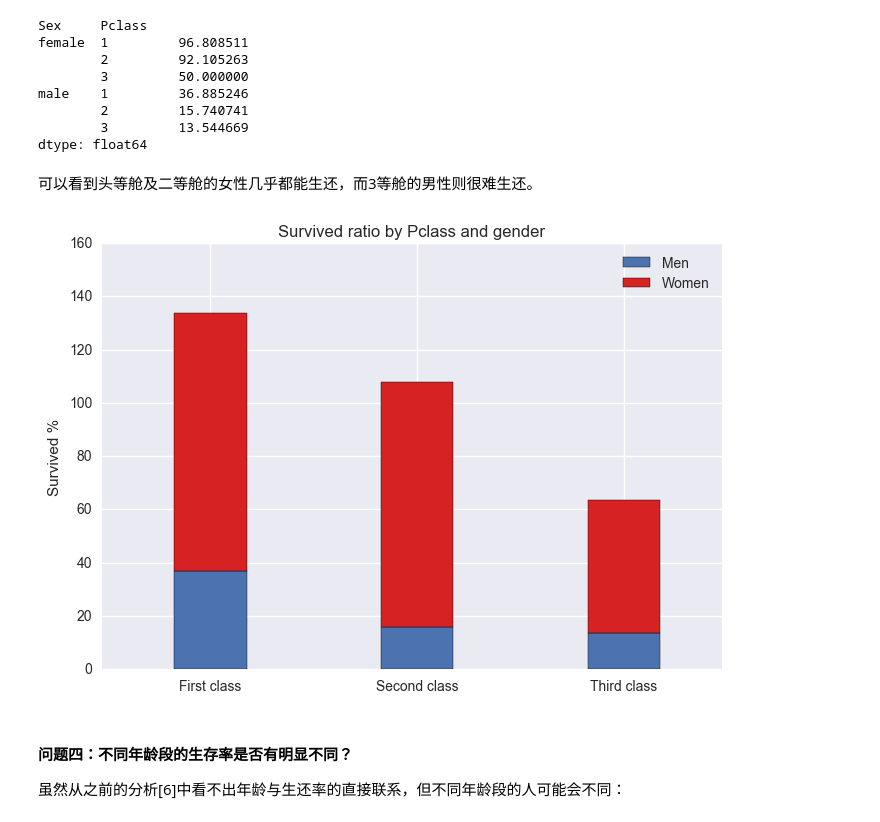
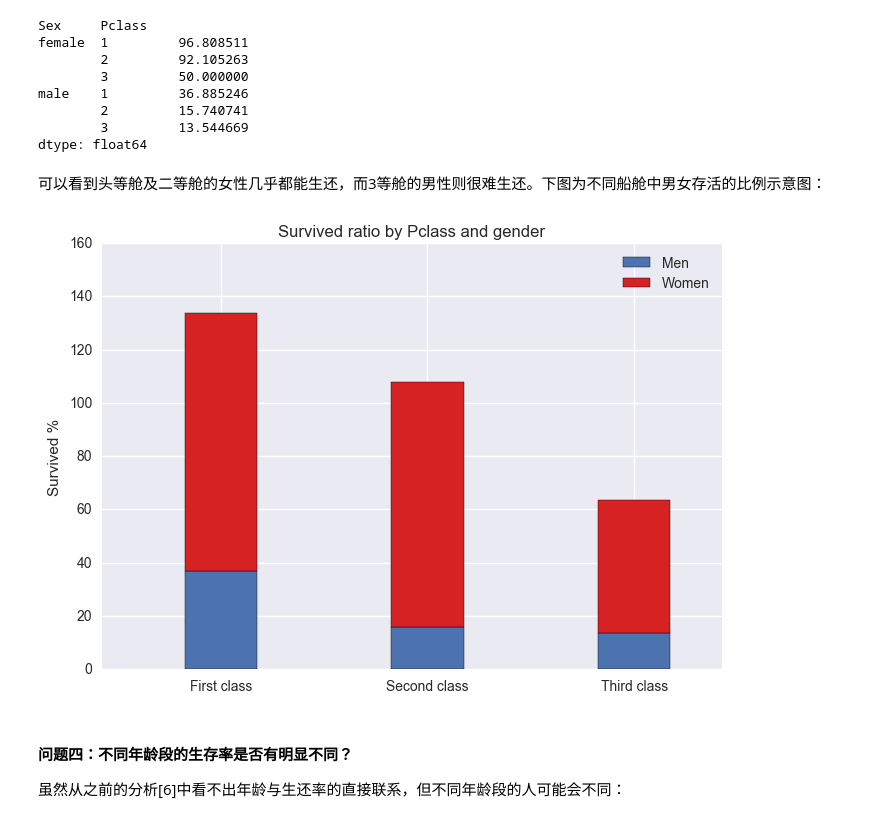
Before and after one commit to deCHN/DA-P2, a Jupyter notebook: titanic_data_explore.ipynb, the cells around one changed output. Saved outputs shown, nothing was run; the diff lists cells and outputs as text; code cells hidden in the pictures.

```diff
--- a/titanic_data_explore.ipynb
+++ b/titanic_data_explore.ipynb
@@ -234,24 +234,24 @@ male    1         36.885246
         3         13.544669
 dtype: float64
 # %% [markdown]
-可以看到头等舱及二等舱的女性几乎都能生还，而3等舱的男性则很难生还。
+可以看到头等舱及二等舱的女性几乎都能生还，而3等舱的男性则很难生还。下图为不同船舱中男女存活的比例示意图：
 # %%
 male = ratio.male
 female = ratio.female
 yMale, yFemale = male.values, female.values
 xMale, xFemale = np.arange(male.size), np.arange(female.size)
-width = 0.35
-p1 = plt.bar(width + xMale, yMale, width)
-p2 = plt.bar(width + xFemale, yFemale, width, bottom=yMale, color='#d62222')
+width, marginLeft = 0.35, 0.4
+p1 = plt.bar(marginLeft + xMale, yMale, width)
+p2 = plt.bar(marginLeft + xFemale, yFemale, width, bottom=yMale, color='#d62222')
 
 plt.title('Survived ratio by Pclass and gender')
 plt.ylabel('Survived %')
-plt.xticks(xMale + 1.5*width, ('First class', 'Second class', 'Third class'))
+plt.xticks(xMale + marginLeft + 0.5*width, ('First class', 'Second class', 'Third class'))
 plt.yticks(np.arange(0,180,20))
 plt.legend((p1[0], p2[0]), ('Men', 'Women'))
 plt.show()
 # %% [output]
-[figure, old version]
+[figure, new version]
 # %% [markdown]
 #### 问题四：不同年龄段的生存率是否有明显不同？
 虽然从之前的分析[6]中看不出年龄与生还率的直接联系，但不同年龄段的人可能会不同：
```
Also changed, not shown: parts of 13 cells of this notebook.
